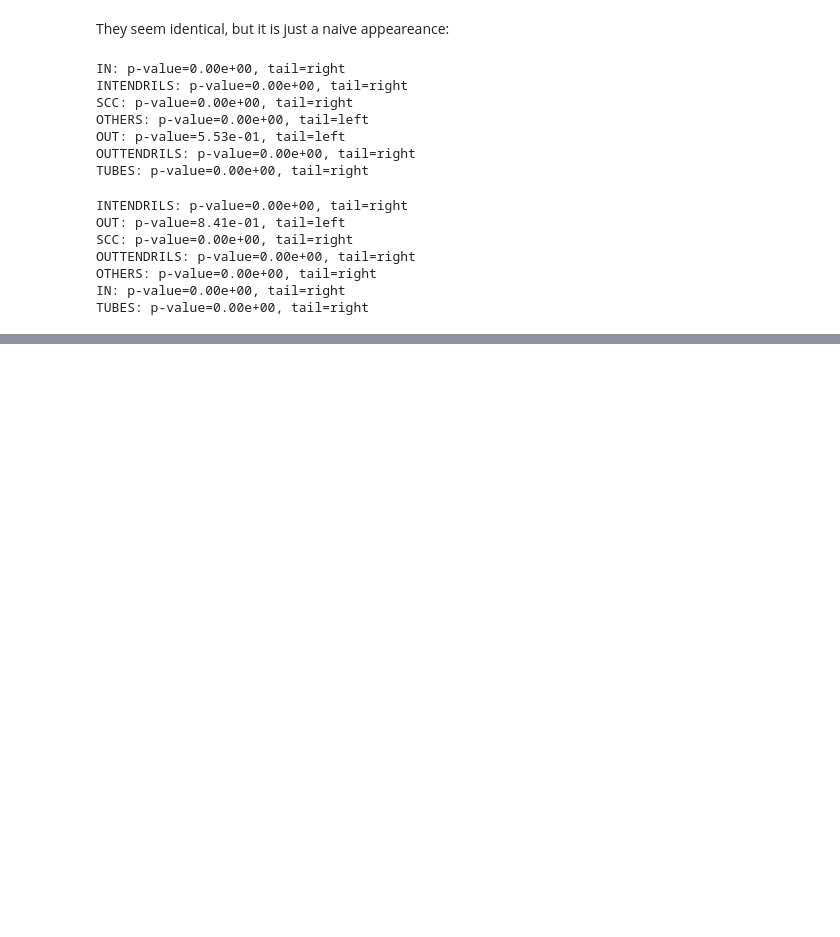
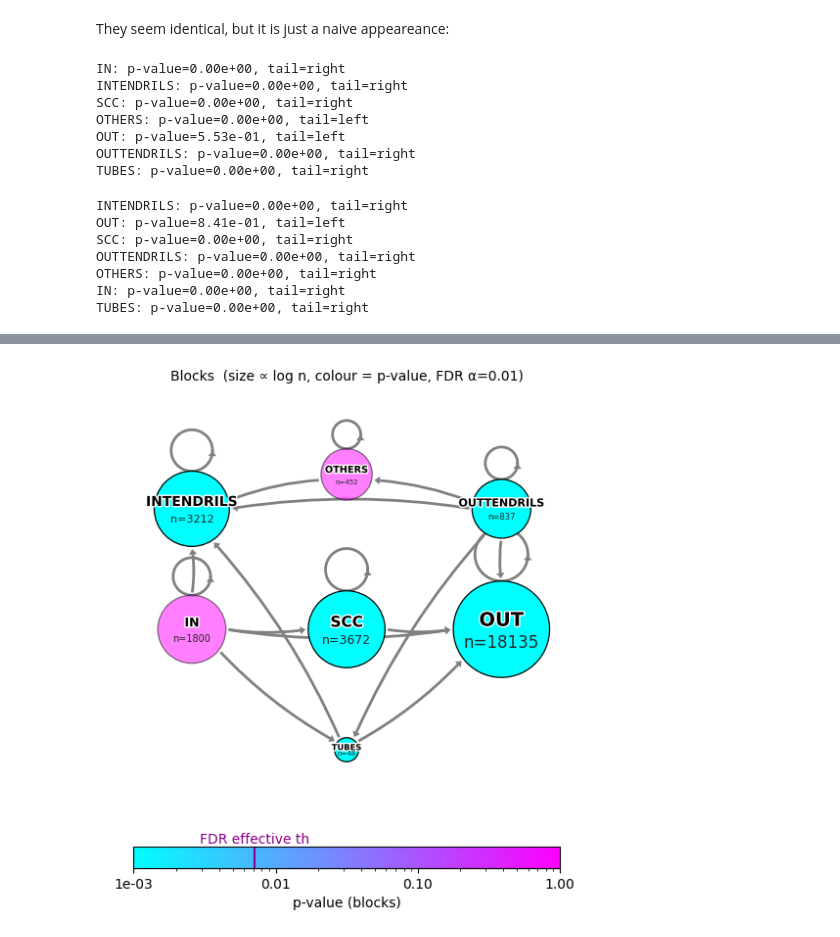
Before and after one commit to fabiosaracco/bowtie2, a Jupyter notebook: 0_3_bipartite_bowtie.ipynb, the cells around one changed output, grey strips where cells are left out. Drawn from its saved outputs; the diff is of its cells as text; code cells hidden in the pictures; blank space fills up the shorter version.

```diff
--- a/0_3_bipartite_bowtie.ipynb
+++ b/0_3_bipartite_bowtie.ipynb
@@ -340,0 +385,5 @@ plt.show()
+# %%
+plot_bowtie_blocks(right_tailer(blocks[0]), blocks[2], 0.01)
+plt.show()
+# %% [output]
+[figure, added]
```
Also changed, not shown: parts of 129 cells of this notebook.
